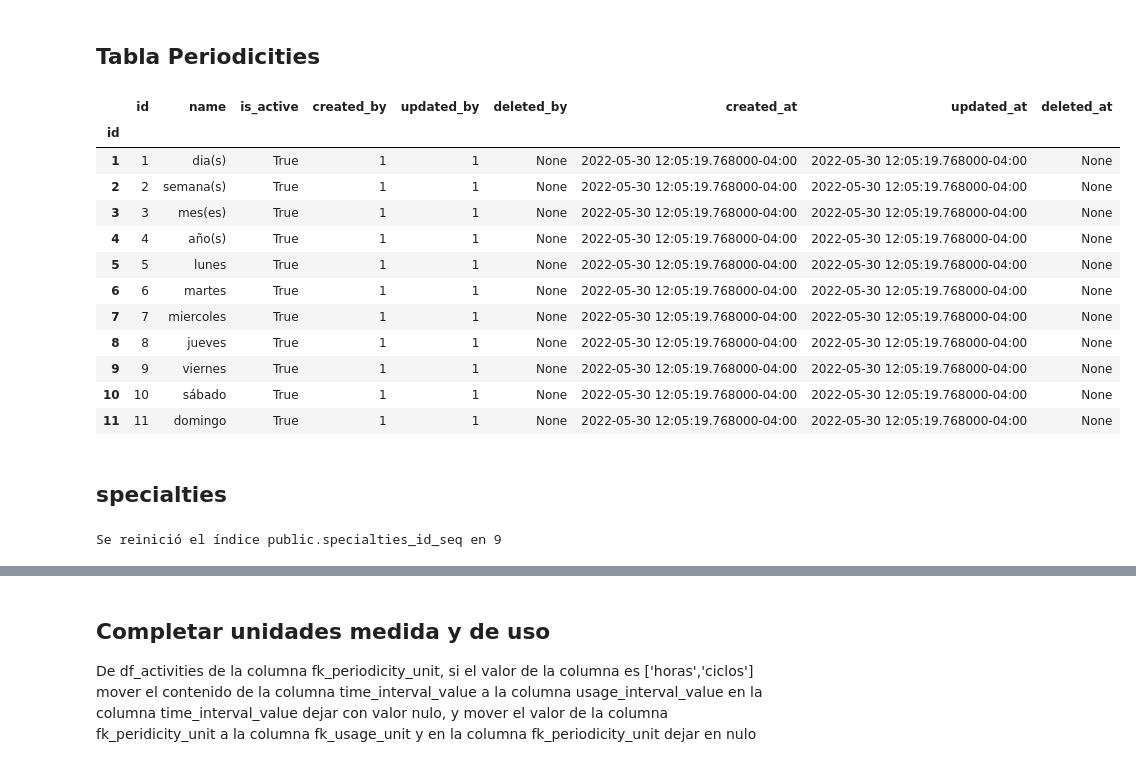
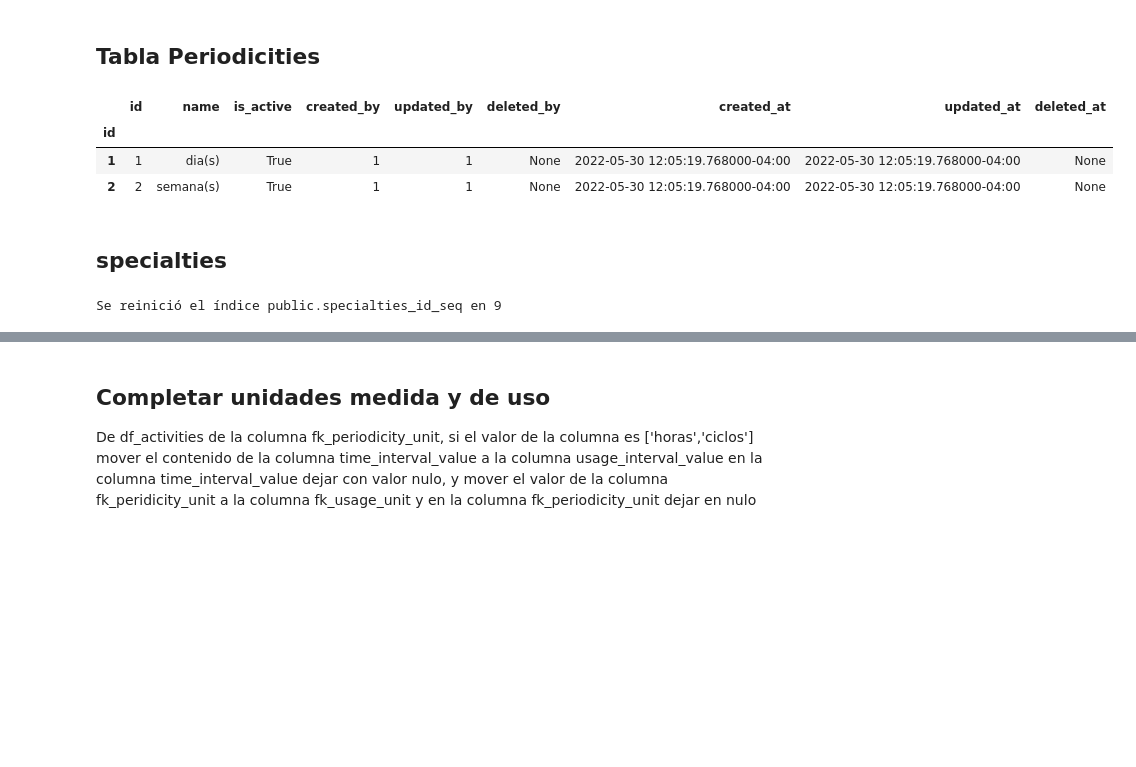
Before and after one commit to raulink/datascience_etcmt, a Jupyter notebook: notebooks/1.script.ipynb, the cells around one changed output, grey strips where cells are left out. Saved outputs shown, nothing was run; the diff lists cells and outputs as text; code cells hidden in the pictures; blank space fills up the shorter version.

```diff
--- a/notebooks/1.script.ipynb
+++ b/notebooks/1.script.ipynb
@@ -621,18 +621,9 @@ Se reinició el índice public.actions_id_seq en 16
 ## Tabla Periodicities
 # %%
 df_periodicities = obtener_registros(tabla='periodicities')
-df_periodicities
+df_periodicities.head(2)
 # %% [output]
 |  | id | name | is_active | created_by | updated_by | deleted_by | created_at | updated_at | deleted_at |
 | id |  |  |  |  |  |  |  |  |  |
 | 1 | 1 | dia(s) | True | 1 | 1 | None | 2022-05-30 12:05:19.768000-04:00 | 2022-05-30 12:05:19.768000-04:00 | None |
 | 2 | 2 | semana(s) | True | 1 | 1 | None | 2022-05-30 12:05:19.768000-04:00 | 2022-05-30 12:05:19.768000-04:00 | None |
-| 3 | 3 | mes(es) | True | 1 | 1 | None | 2022-05-30 12:05:19.768000-04:00 | 2022-05-30 12:05:19.768000-04:00 | None |
-| 4 | 4 | año(s) | True | 1 | 1 | None | 2022-05-30 12:05:19.768000-04:00 | 2022-05-30 12:05:19.768000-04:00 | None |
-| 5 | 5 | lunes | True | 1 | 1 | None | 2022-05-30 12:05:19.768000-04:00 | 2022-05-30 12:05:19.768000-04:00 | None |
-| 6 | 6 | martes | True | 1 | 1 | None | 2022-05-30 12:05:19.768000-04:00 | 2022-05-30 12:05:19.768000-04:00 | None |
-| 7 | 7 | miercoles | True | 1 | 1 | None | 2022-05-30 12:05:19.768000-04:00 | 2022-05-30 12:05:19.768000-04:00 | None |
-| 8 | 8 | jueves | True | 1 | 1 | None | 2022-05-30 12:05:19.768000-04:00 | 2022-05-30 12:05:19.768000-04:00 | None |
-| 9 | 9 | viernes | True | 1 | 1 | None | 2022-05-30 12:05:19.768000-04:00 | 2022-05-30 12:05:19.768000-04:00 | None |
-| 10 | 10 | sábado | True | 1 | 1 | None | 2022-05-30 12:05:19.768000-04:00 | 2022-05-30 12:05:19.768000-04:00 | None |
-| 11 | 11 | domingo | True | 1 | 1 | None | 2022-05-30 12:05:19.768000-04:00 | 2022-05-30 12:05:19.768000-04:00 | None |
@@ -640,45 +633,7 @@ df_periodicities
 ## specialties
 # %%
 df_speciality = format_dataframe(df_speciality,'specialties')
-df_speciality['description'] = df_speciality['name']
+df_speciality['description'] = df_speciality['name'] # no se crea automaticamente
+actualizar_tabla_postgres(df=df_speciality,tabla='specialties',columna_id='id')
+# %% [output]
+Se reinició el índice public.specialties_id_seq en 9
-# %%
-# Por alguna razon no funciona en funcion, pero si copiando todo el codigo
-
-# actualizar_tabla_postgres(df=df_speciality,tabla='specialties',columna_id='id')
-df= df_speciality
-tabla='specialties'
-columna_id='id'
-usuario='postgres'
-password='postgres'
-host='localhost'
-database='simyo3'
-# Crear el engine de SQLAlchemy
-engine = create_engine(f'postgresql://{usuario}:{password}@{host}/{database}')
-
-# Eliminar todos los registros de la tabla
-with engine.connect() as connection:
-    #connection.execute(text(f"DELETE FROM {tabla};"))
-    connection.execute(text(f"DELETE FROM {tabla} CASCADE;"))
-    connection.commit()
-
-# Insertar los nuevos datos en la tabla
-df.to_sql(tabla, con=engine, if_exists='append', index=False)  # Solo append en tablas con relaciones
-
-# Obtener el valor máximo de la columna 'id'
-with engine.connect() as connection:
-    result = connection.execute(text(f"SELECT MAX({columna_id}) FROM {tabla};"))
-    max_id = result.scalar() or 0  # Si no hay registros, usar 0
-
-# Obtener el nombre de la secuencia asociada a la columna 'id'
-with engine.connect() as connection:
-    result = connection.execute(text(f"SELECT pg_get_serial_sequence('{tabla}', '{columna_id}');"))
-    id_secuencia = result.scalar()
-
-# Reiniciar el valor de la secuencia si se obtiene la secuencia asociada
-with engine.connect() as connection:
-    if id_secuencia:
-        connection.execute(text(f"ALTER SEQUENCE {id_secuencia} RESTART WITH {max_id + 1};"))
-        connection.commit()
-        print(f'Se reinició el índice {id_secuencia} en {max_id + 1}')
-# %% [output]
-Se reinició el índice public.specialties_id_seq en 9
```
Also changed, not shown: parts of 31 cells of this notebook.
